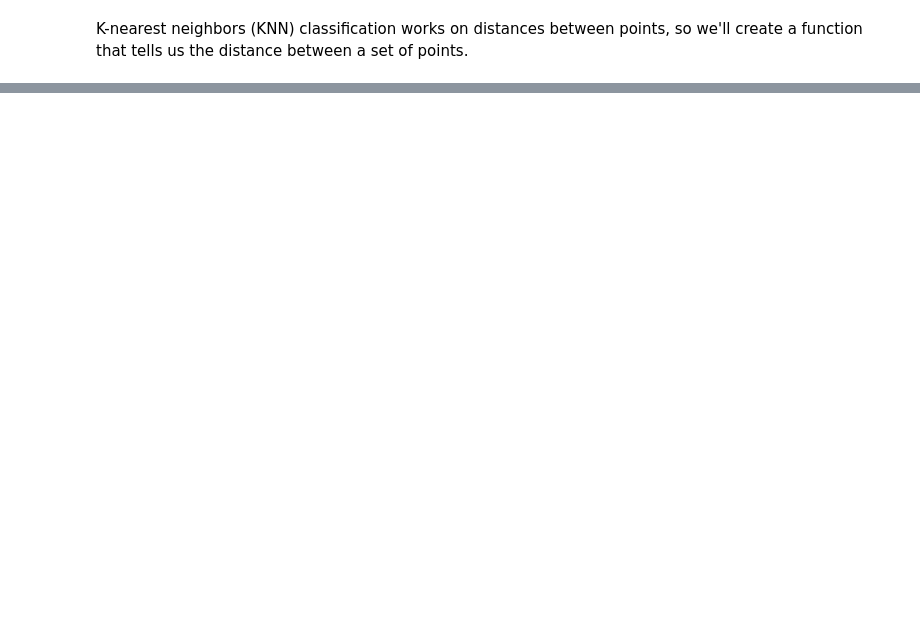
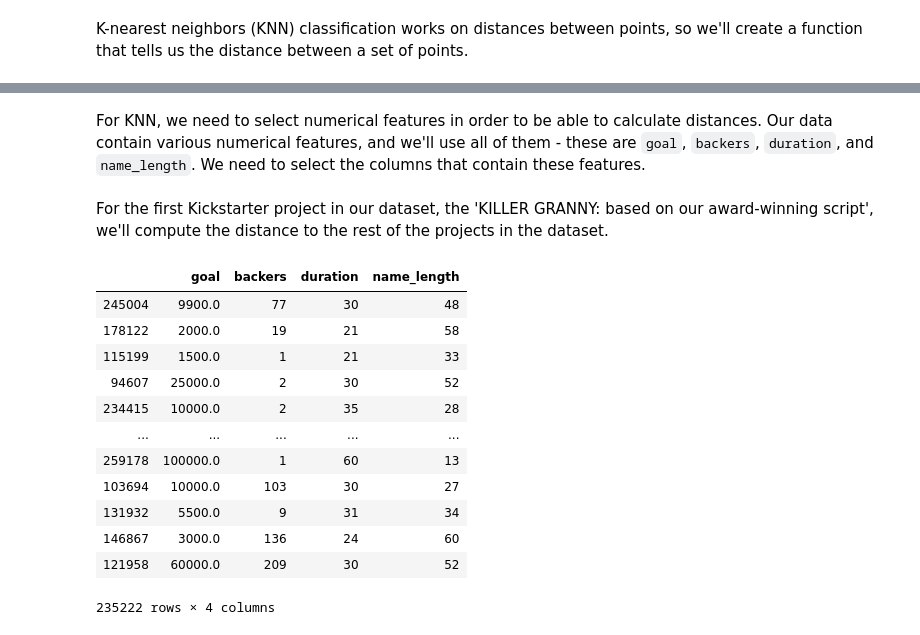
Before and after one commit to opportunity-through-data/activity-modules, a Jupyter notebook: Module 7/module-7.ipynb, the cells around one changed output, grey strips where cells are left out. Saved outputs shown, nothing was run; the diff lists cells and outputs as text; code cells hidden in the pictures; blank space fills up the shorter version.

```diff
--- a/Module 7/module-7.ipynb
+++ b/Module 7/module-7.ipynb
@@ -60,0 +70,23 @@ def distance(features_array_1, features_array_2):
+# %% [markdown]
+For KNN, we need to select numerical features in order to be able to calculate distances. Our data contain various numerical features, and we'll use all of them - these are `goal`, `backers`, `duration`, and `name_length`. We need to select the columns that contain these features.
+# %%
+train_features = train[['goal', 'backers', 'duration', 'name_length']]
+test_features = test[['goal', 'backers', 'duration', 'name_length']]
+# %% [markdown]
+For the first Kickstarter project in our dataset, the 'KILLER GRANNY: based on our award-winning script', we'll compute the distance to the rest of the projects in the dataset.
+# %%
+train_features
+# %% [output]
+|  | goal | backers | duration | name_length |
+| 245004 | 9900.0 | 77 | 30 | 48 |
+| 178122 | 2000.0 | 19 | 21 | 58 |
+| 115199 | 1500.0 | 1 | 21 | 33 |
+| 94607 | 25000.0 | 2 | 30 | 52 |
+| 234415 | 10000.0 | 2 | 35 | 28 |
+| ... | ... | ... | ... | ... |
+| 259178 | 100000.0 | 1 | 60 | 13 |
+| 103694 | 10000.0 | 103 | 30 | 27 |
+| 131932 | 5500.0 | 9 | 31 | 34 |
+| 146867 | 3000.0 | 136 | 24 | 60 |
+| 121958 | 60000.0 | 209 | 30 | 52 |
+235222 rows × 4 columns
```
Also changed, not shown: parts of 3 cells of this notebook.
